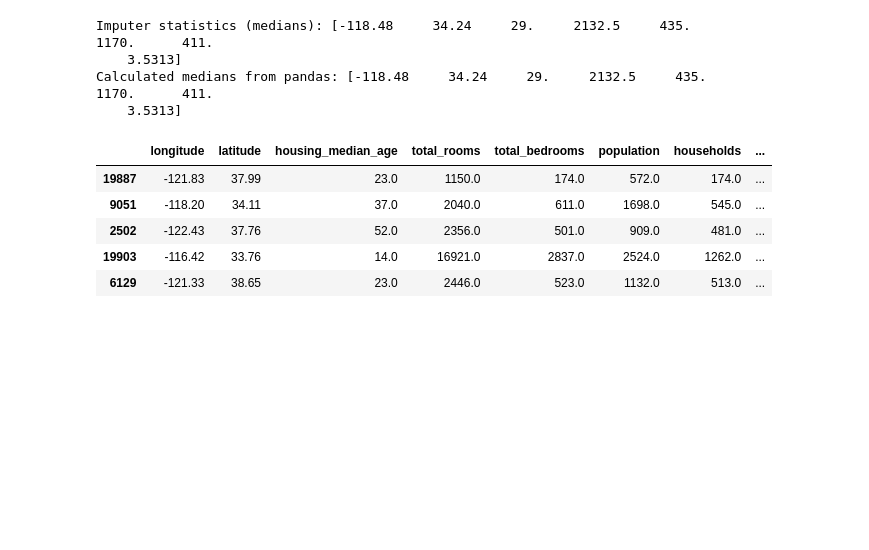
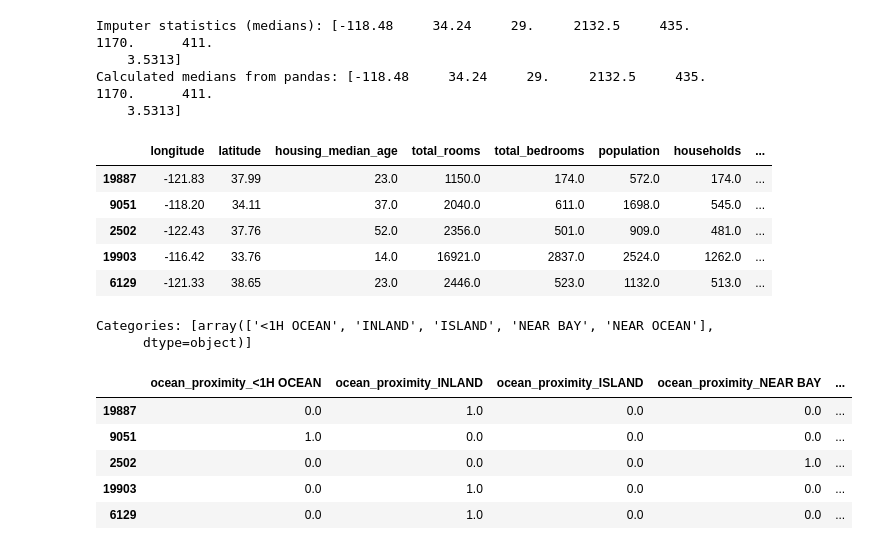
Before and after one commit to Arefe-Masnouie/housing_price, a Jupyter notebook: housing.ipynb, the cells around one changed output. Saved outputs shown, nothing was run; the diff lists cells and outputs as text; code cells hidden in the pictures; blank space fills up the shorter version.

```diff
--- a/housing.ipynb
+++ b/housing.ipynb
@@ -270,3 +270,32 @@ housing_num_imputed.head()
 | 2502 | -122.43 | 37.76 | 52.0 | 2356.0 | 501.0 | 909.0 | 481.0 | ... |
 | 19903 | -116.42 | 33.76 | 14.0 | 16921.0 | 2837.0 | 2524.0 | 1262.0 | ... |
 | 6129 | -121.33 | 38.65 | 23.0 | 2446.0 | 523.0 | 1132.0 | 513.0 | ... |
+# %%
+#handling categorical attributes
+from sklearn.preprocessing import OneHotEncoder
+#selecting the categorical attributes
+housing_cat = housing[['ocean_proximity']]
+#creating the one-hot encoder
+cat_encoder = OneHotEncoder()
+#fitting the encoder to the categorical data
+cat_encoder.fit(housing_cat)
+#displaying the categories
+print("Categories:", cat_encoder.categories_)
+#transforming the categorical data
+housing_cat_1hot = cat_encoder.transform(housing_cat)
+#converting the sparse matrix to a dense matrix
+housing_cat_1hot = housing_cat_1hot.toarray()
+#creating a DataFrame with the transformed categorical data
+housing_cat_1hot_df = pd.DataFrame(housing_cat_1hot, columns=
+    cat_encoder.get_feature_names_out(), index=housing_cat.index)
+#displaying the transformed categorical data
+housing_cat_1hot_df.head()
+# %% [output]
+Categories: [array(['<1H OCEAN', 'INLAND', 'ISLAND', 'NEAR BAY', 'NEAR OCEAN'],
+      dtype=object)]
+|  | ocean_proximity_<1H OCEAN | ocean_proximity_INLAND | ocean_proximity_ISLAND | ocean_proximity_NEAR BAY | ... |
+| 19887 | 0.0 | 1.0 | 0.0 | 0.0 | ... |
+| 9051 | 1.0 | 0.0 | 0.0 | 0.0 | ... |
+| 2502 | 0.0 | 0.0 | 0.0 | 1.0 | ... |
+| 19903 | 0.0 | 1.0 | 0.0 | 0.0 | ... |
+| 6129 | 0.0 | 1.0 | 0.0 | 0.0 | ... |
```
